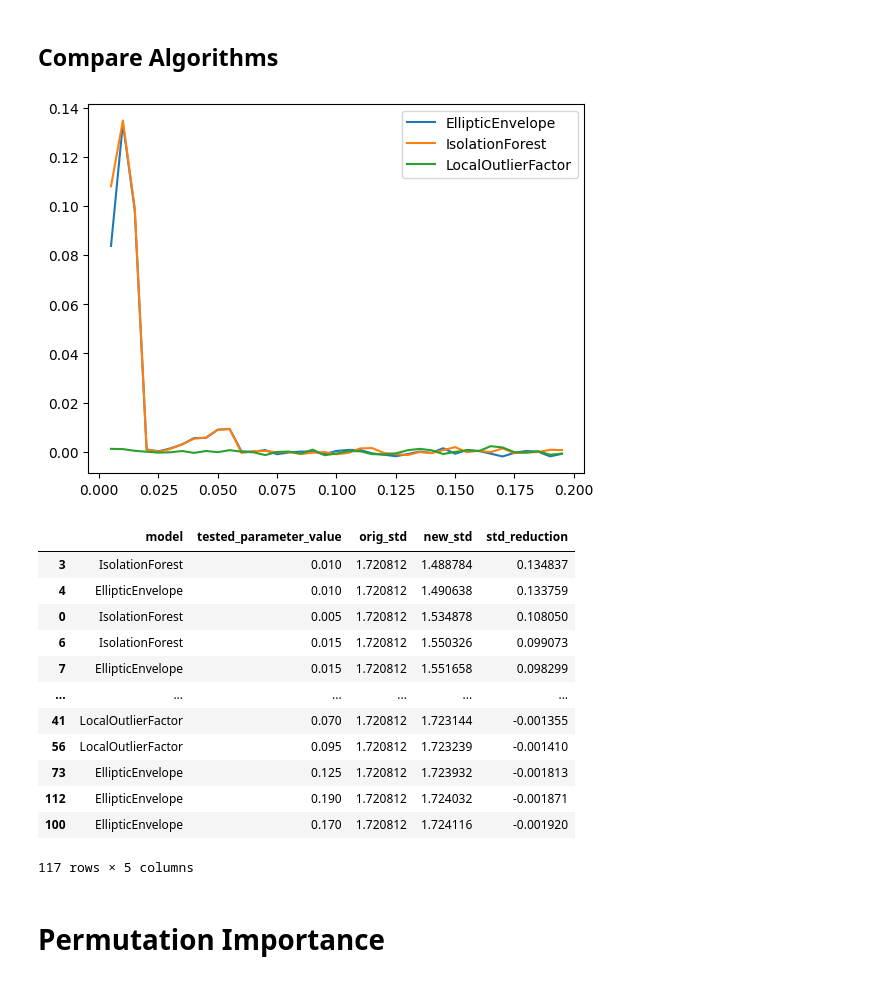
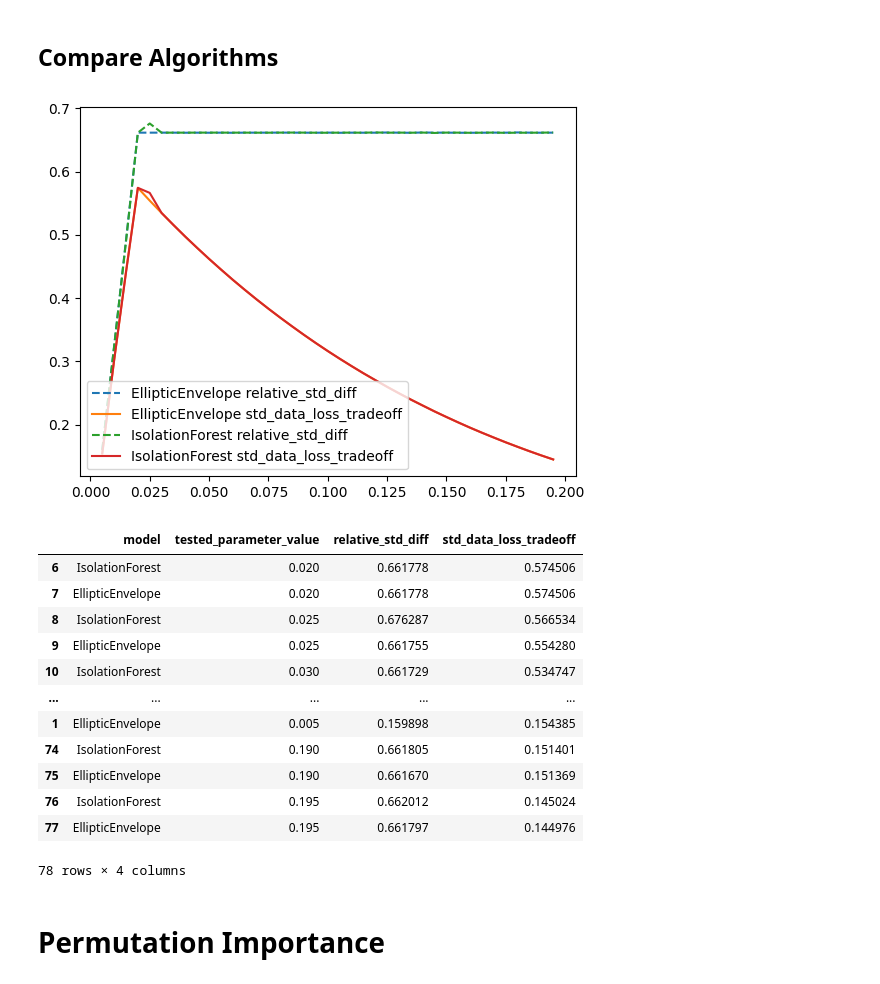
Before and after one commit to Dmatryus/dmml-lab, a Jupyter notebook: experiments/std_reduction.ipynb, the cells around one changed output. Saved outputs shown, nothing was run; the diff lists cells and outputs as text; code cells hidden in the pictures.

```diff
--- a/experiments/std_reduction.ipynb
+++ b/experiments/std_reduction.ipynb
@@ -474,11 +484,11 @@ def data_loss(data: pd.DataFrame, group: str, filter_field: str) -> pd.DataFrame
     """
     orig_data_count = data.groupby(group).agg(orig_count=(group, "count"))
     filtered_data_count = (
-        data[data[filter_field]].groupby(group).agg(filtered_count=(group, "count"))
+        data[data[filter_field] == 0].groupby(group).agg(filtered_count=(group, "count"))
     )
     data_count = orig_data_count.join(filtered_data_count)
     data_count.loc["total", "orig_count"] = len(data)
-    data_count.loc["total", "filtered_count"] = len(data[data[filter_field]])
+    data_count.loc["total", "filtered_count"] = len(data[data[filter_field] == 0])
     data_count["loss"] = 1 - data_count["filtered_count"] / data_count["orig_count"]
     return data_count
 
@@ -545,10 +555,10 @@ def std_data_loss_tradeoff(
     Dict[str, Any]: A dictionary containing the original standard deviation, filtered standard deviation, data loss, standard deviation ratio, and tradeoff value.
     """
     result = {
-        "std_original": group_std(data, target, group),
-        "std_filtered": group_std(data[data[filter_field]], target, group),
-        "data_loss": data_loss(data, group, filter_field)["loss"],
+        "std_original": group_std(data, target, group).loc["total", "var"],
+        "std_filtered": group_std(data[data[filter_field] == 0], target, group).loc["total", "var"],
+        "data_loss": data_loss(data, group, filter_field).loc["total", "loss"],
     }
-    result["std_ratio"] = result["std_filtered"] / result["std_original"]
-    result["tradeoff"] = result["std_ratio"] * np.power(result["data_loss"] + 100, 3)
+    result["relative_std_diff"] = 1 - result["std_filtered"] / result["std_original"]
+    result["tradeoff"] = result["relative_std_diff"] * np.power(1-result["data_loss"], 7)
     return result
@@ -592,7 +604,7 @@ def outliers_algorithm_testing(data: ModelData, model) -> None:
     data.data[key] = model.fit_predict(
         data.get_data("train", "features").values.reshape(-1, 1)
     )
-    data.data = mark_outlers(data.data, data.features[0], key)
+    data.data = mark_outliers(data.data, data.features[0], key)
     display(data.data[key].value_counts(normalize=True))
     outliers_plot_1d(data.data, data.features[0], key)
 
@@ -609,12 +621,8 @@ def calc_dot_for_comparison(data: ModelData, model) -> Tuple[float, float, float
     """
     x = data.features[0]
     data.data["dot"] = model.fit_predict(data.get_data("train", "features").values.reshape(-1, 1))
-    data.data = mark_outlers(data.data, x, "dot")
-    new_data = data.data[data.data["dot"] == 0]
-    orig_std = data.data[x].std()
-    new_std = new_data[x].std()
-    std_reduction = (orig_std - new_std)/orig_std
-    return orig_std, new_std, std_reduction
+    data.data = mark_outliers(data.data, x, "dot")
+    return std_data_loss_tradeoff(data.data, "x", "group", "dot")
 
 def models_comparison(data: ModelData, models: List[DefaultModelForComparison], tested_parameter_values: List) -> pd.DataFrame:
     """
@@ -632,8 +640,8 @@ def models_comparison(data: ModelData, models: List[DefaultModelForComparison],
     for v in tqdm(tested_parameter_values):
         for model in models:
             m = model.create_model(v)
-            orig_std, new_std, std_reduction = calc_dot_for_comparison(data, m)
-            result_table_list += [{"model": model.model_class.__name__, "tested_parameter_value": v, "orig_std": orig_std, "new_std": new_std, "std_reduction": std_reduction}]
+            metrics = calc_dot_for_comparison(data, m)
+            result_table_list += [{"model": model.model_class.__name__, "tested_parameter_value": v, "relative_std_diff": metrics["relative_std_diff"], "std_data_loss_tradeoff": metrics["tradeoff"]}]
     return pd.DataFrame(result_table_list)
 
 def show_models_comparison_resaults(result_table: pd.DataFrame) -> None:
@@ -647,7 +655,8 @@ def show_models_comparison_resaults(result_table: pd.DataFrame) -> None:
     sorted_data_groups = dict(sorted(data_groups.items()))
     for key, value in sorted_data_groups.items():
         sv = value.sort_values(by=["tested_parameter_value"])
-        plt.plot(sv["tested_parameter_value"], sv["std_reduction"], label=key)
+        plt.plot(sv["tested_parameter_value"], sv["relative_std_diff"], label=f"{key} relative_std_diff", linestyle="dashed")
+        plt.plot(sv["tested_parameter_value"], sv["std_data_loss_tradeoff"], label=f"{key} std_data_loss_tradeoff")
     plt.legend()
     plt.show()
 # %% [markdown]
@@ -658,4 +667,8 @@ def show_models_comparison_resaults(result_table: pd.DataFrame) -> None:
 gen_data = gen_data_with_outliers(1_000_000, 0.02)
 gen_data.x.hist(bins=100)
 data = ModelData(gen_data, "x")
+data.split_data(0.5)
+data.data["group"] = data.data.index.isin(data.index_sets["train"])*1
+data.index_sets = ModelData.default_index_set(data.data)
+data
 # %% [output]
@@ -778,30 +798,30 @@ warnings.filterwarnings("ignore")
 # %%
 default_models = [
     DefaultModelForComparison(IsolationForest, {'n_estimators': 1000, 'n_jobs': -1}, 'contamination'),
     DefaultModelForComparison(EllipticEnvelope, {}, 'contamination'),
-    DefaultModelForComparison(LocalOutlierFactor, {'n_neighbors': 20}, 'contamination'),
+    # DefaultModelForComparison(LocalOutlierFactor, {'n_neighbors': 20}, 'contamination'),
 ]
 comparison_table = models_comparison(data, default_models, np.arange(0.005, 0.2, 0.005))
 show_models_comparison_resaults(comparison_table)
 # %% [output]
-[figure, old version]
+[figure, new version]
 # %%
-comparison_table = comparison_table.sort_values("std_reduction", ascending=False)
+comparison_table = comparison_table.sort_values("std_data_loss_tradeoff", ascending=False)
 comparison_table
 # %% [output]
-|  | model | tested_parameter_value | orig_std | new_std | std_reduction |
-| 3 | IsolationForest | 0.010 | 1.720812 | 1.488784 | 0.134837 |
-| 4 | EllipticEnvelope | 0.010 | 1.720812 | 1.490638 | 0.133759 |
-| 0 | IsolationForest | 0.005 | 1.720812 | 1.534878 | 0.108050 |
-| 6 | IsolationForest | 0.015 | 1.720812 | 1.550326 | 0.099073 |
-| 7 | EllipticEnvelope | 0.015 | 1.720812 | 1.551658 | 0.098299 |
-| ... | ... | ... | ... | ... | ... |
-| 41 | LocalOutlierFactor | 0.070 | 1.720812 | 1.723144 | -0.001355 |
-| 56 | LocalOutlierFactor | 0.095 | 1.720812 | 1.723239 | -0.001410 |
-| 73 | EllipticEnvelope | 0.125 | 1.720812 | 1.723932 | -0.001813 |
-| 112 | EllipticEnvelope | 0.190 | 1.720812 | 1.724032 | -0.001871 |
-| 100 | EllipticEnvelope | 0.170 | 1.720812 | 1.724116 | -0.001920 |
+|  | model | tested_parameter_value | relative_std_diff | std_data_loss_tradeoff |
+| 6 | IsolationForest | 0.020 | 0.661778 | 0.574506 |
+| 7 | EllipticEnvelope | 0.020 | 0.661778 | 0.574506 |
+| 8 | IsolationForest | 0.025 | 0.676287 | 0.566534 |
+| 9 | EllipticEnvelope | 0.025 | 0.661755 | 0.554280 |
+| 10 | IsolationForest | 0.030 | 0.661729 | 0.534747 |
+| ... | ... | ... | ... | ... |
+| 1 | EllipticEnvelope | 0.005 | 0.159898 | 0.154385 |
+| 74 | IsolationForest | 0.190 | 0.661805 | 0.151401 |
+| 75 | EllipticEnvelope | 0.190 | 0.661670 | 0.151369 |
+| 76 | IsolationForest | 0.195 | 0.662012 | 0.145024 |
+| 77 | EllipticEnvelope | 0.195 | 0.661797 | 0.144976 |
-117 rows × 5 columns
+78 rows × 4 columns
 # %%
 comparison_table.to_csv("outlier_filter_comparison_table.csv", index=False)
 # %% [markdown]
```
Also changed, not shown: parts of 12 cells of this notebook.
